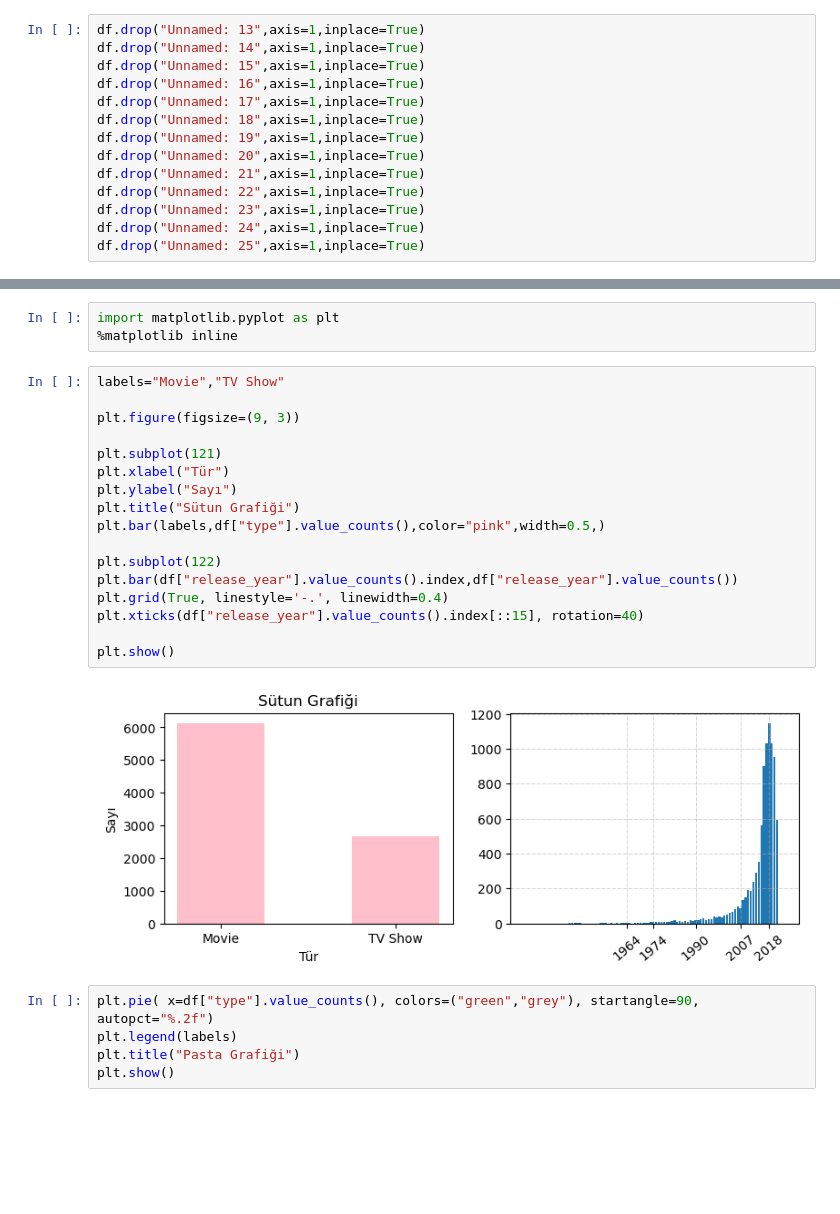
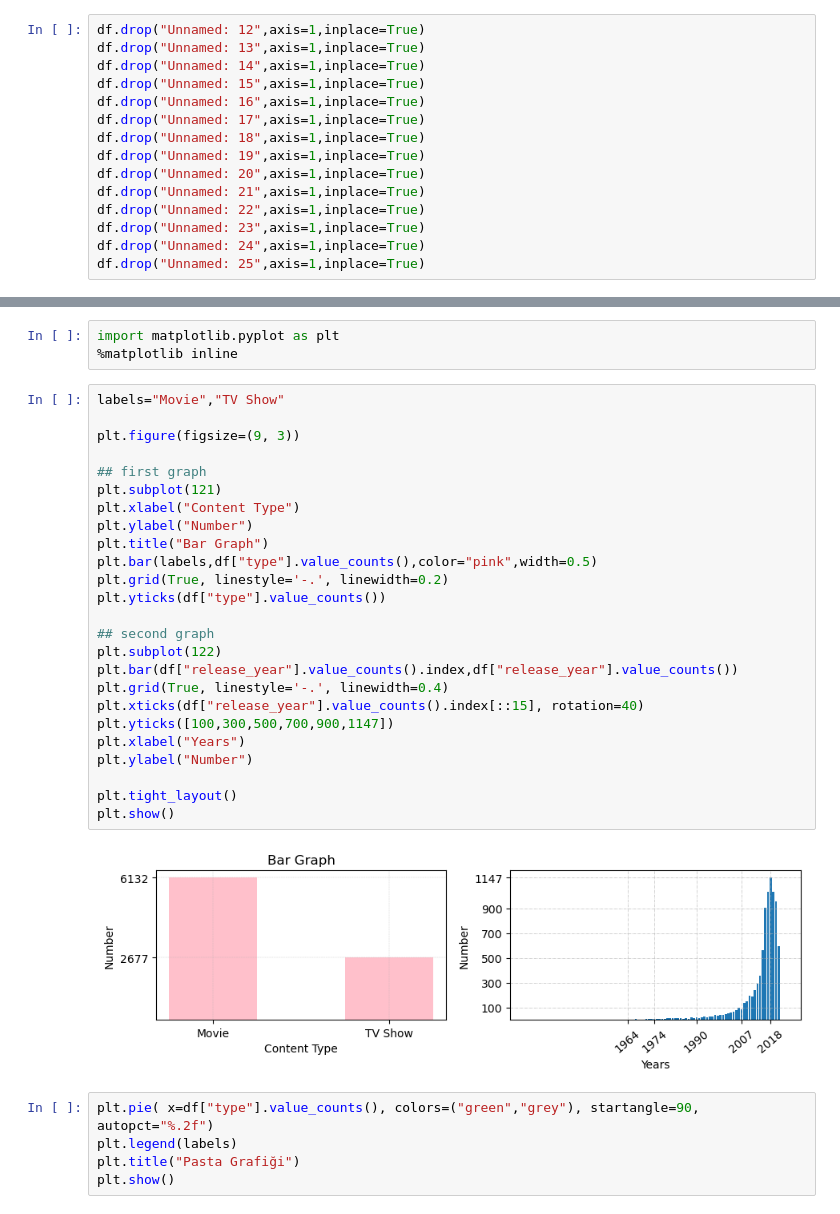
Before and after one commit to ackrbulut11/Basic-Data-Visualization, a Jupyter notebook: Netflix.ipynb, the cells around one changed output, grey strips where cells are left out. Drawn from its saved outputs; the diff is of its cells as text; blank space fills up the shorter version.

```diff
--- a/Netflix.ipynb
+++ b/Netflix.ipynb
@@ -18,6 +18,7 @@ len(df.index)
 # %% [output]
 8809
 # %%
+df.drop("Unnamed: 12",axis=1,inplace=True)
 df.drop("Unnamed: 13",axis=1,inplace=True)
 df.drop("Unnamed: 14",axis=1,inplace=True)
 df.drop("Unnamed: 15",axis=1,inplace=True)
@@ -107,22 +106,30 @@ import matplotlib.pyplot as plt
 # %%
 labels="Movie","TV Show"
 
 plt.figure(figsize=(9, 3))
 
+## first graph
 plt.subplot(121)
-plt.xlabel("Tür")
-plt.ylabel("Sayı")
-plt.title("Sütun Grafiği")
-plt.bar(labels,df["type"].value_counts(),color="pink",width=0.5,)
+plt.xlabel("Content Type")
+plt.ylabel("Number")
+plt.title("Bar Graph")
+plt.bar(labels,df["type"].value_counts(),color="pink",width=0.5)
+plt.grid(True, linestyle='-.', linewidth=0.2)
+plt.yticks(df["type"].value_counts())
 
+## second graph
 plt.subplot(122)
 plt.bar(df["release_year"].value_counts().index,df["release_year"].value_counts())
 plt.grid(True, linestyle='-.', linewidth=0.4)
 plt.xticks(df["release_year"].value_counts().index[::15], rotation=40)
+plt.yticks([100,300,500,700,900,1147])
+plt.xlabel("Years")
+plt.ylabel("Number")
 
+plt.tight_layout()
 plt.show()
 # %% [output]
-[figure, old version]
+[figure, new version]
 # %%
 plt.pie( x=df["type"].value_counts(), colors=("green","grey"), startangle=90, autopct="%.2f")
 plt.legend(labels)
```
Also changed, not shown: parts of 2 cells of this notebook.
